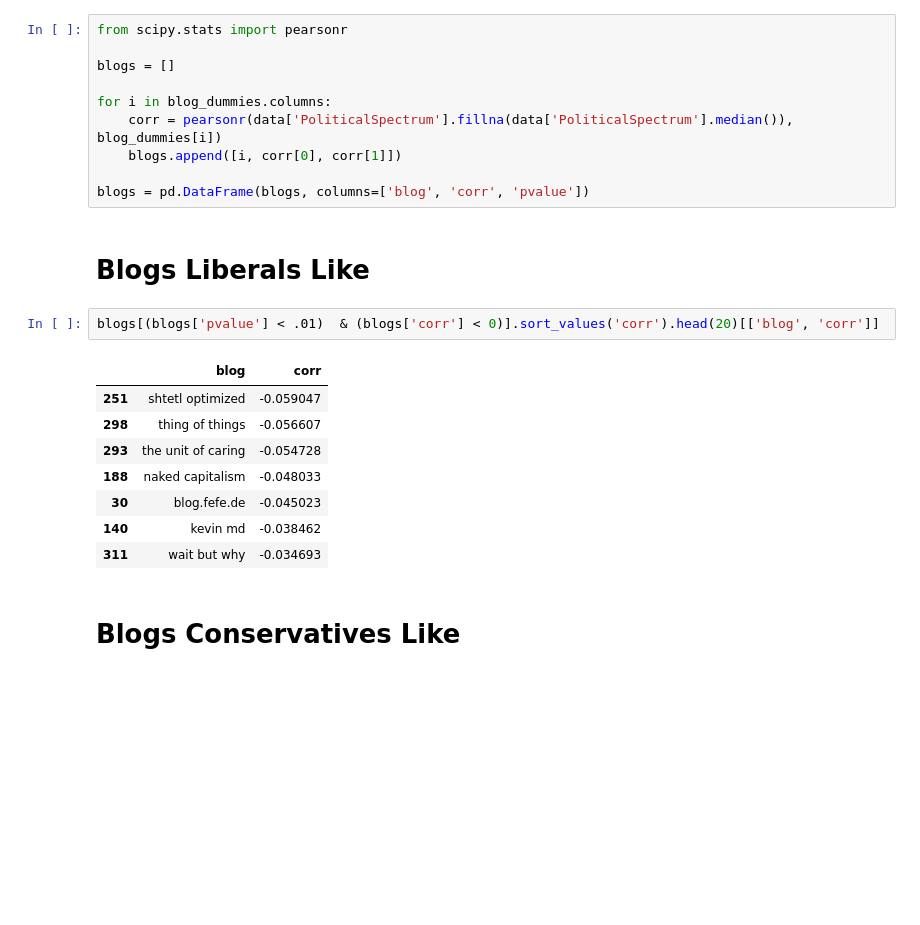
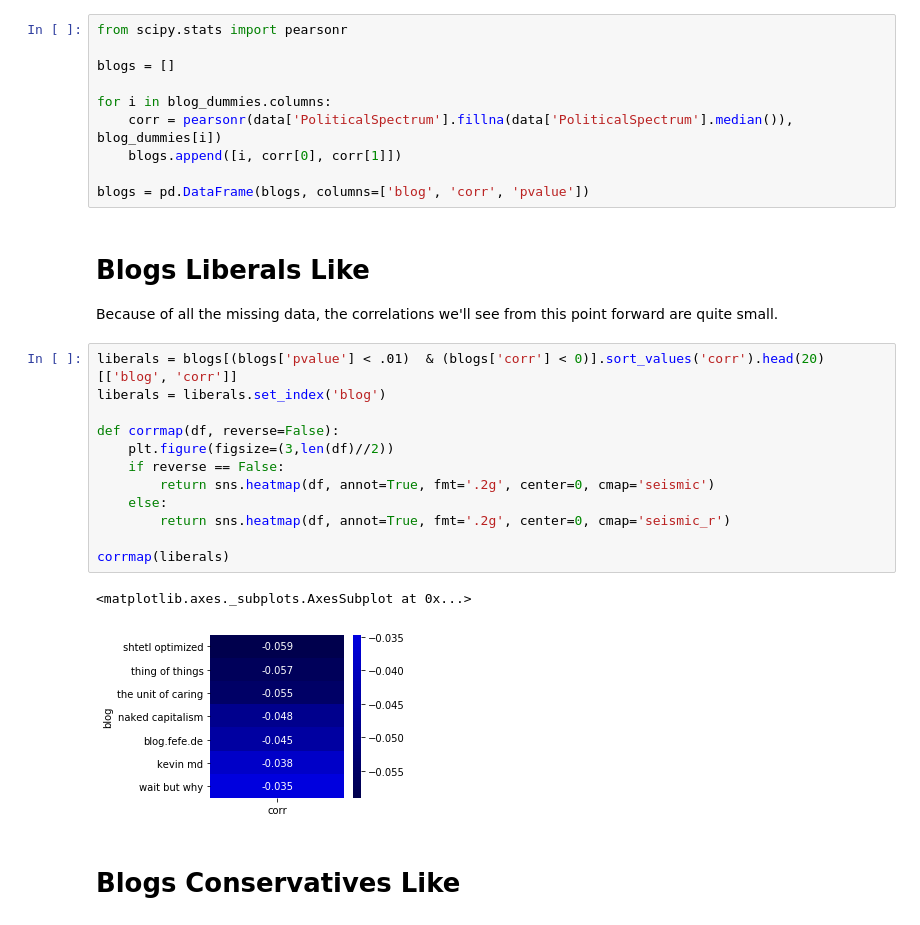
Before and after one commit to vincefav/SSC-Reader-Survey-2018, a Jupyter notebook: SSC Reading List.ipynb, the cells around one changed output. Drawn from its saved outputs; the diff is of its cells as text; blank space fills up the shorter version.

```diff
--- a/SSC Reading List.ipynb
+++ b/SSC Reading List.ipynb
@@ -97,19 +95,25 @@ for i in blog_dummies.columns:
     blogs.append([i, corr[0], corr[1]])
 
 blogs = pd.DataFrame(blogs, columns=['blog', 'corr', 'pvalue'])
-# %% [markdown]
-# Blogs Liberals Like
-# %%
-blogs[(blogs['pvalue'] < .01)  & (blogs['corr'] < 0)].sort_values('corr').head(20)[['blog', 'corr']]
-# %% [output]
-|  | blog | corr |
-| 251 | shtetl optimized | -0.059047 |
-| 298 | thing of things | -0.056607 |
-| 293 | the unit of caring | -0.054728 |
-| 188 | naked capitalism | -0.048033 |
-| 30 | blog.fefe.de | -0.045023 |
-| 140 | kevin md | -0.038462 |
-| 311 | wait but why | -0.034693 |
+# %% [markdown]
+# Blogs Liberals Like
+
+Because of all the missing data, the correlations we'll see from this point forward are quite small.
+# %%
+liberals = blogs[(blogs['pvalue'] < .01)  & (blogs['corr'] < 0)].sort_values('corr').head(20)[['blog', 'corr']]
+liberals = liberals.set_index('blog')
+
+def corrmap(df, reverse=False):
+    plt.figure(figsize=(3,len(df)//2))
+    if reverse == False:
+        return sns.heatmap(df, annot=True, fmt='.2g', center=0, cmap='seismic')
+    else:
+        return sns.heatmap(df, annot=True, fmt='.2g', center=0, cmap='seismic_r')
+
+corrmap(liberals)
+# %% [output]
+<matplotlib.axes._subplots.AxesSubplot at 0x...>
+[figure, added]
 # %% [markdown]
 # Blogs Conservatives Like
 # %%
```
Also changed, not shown: parts of 19 cells of this notebook.
